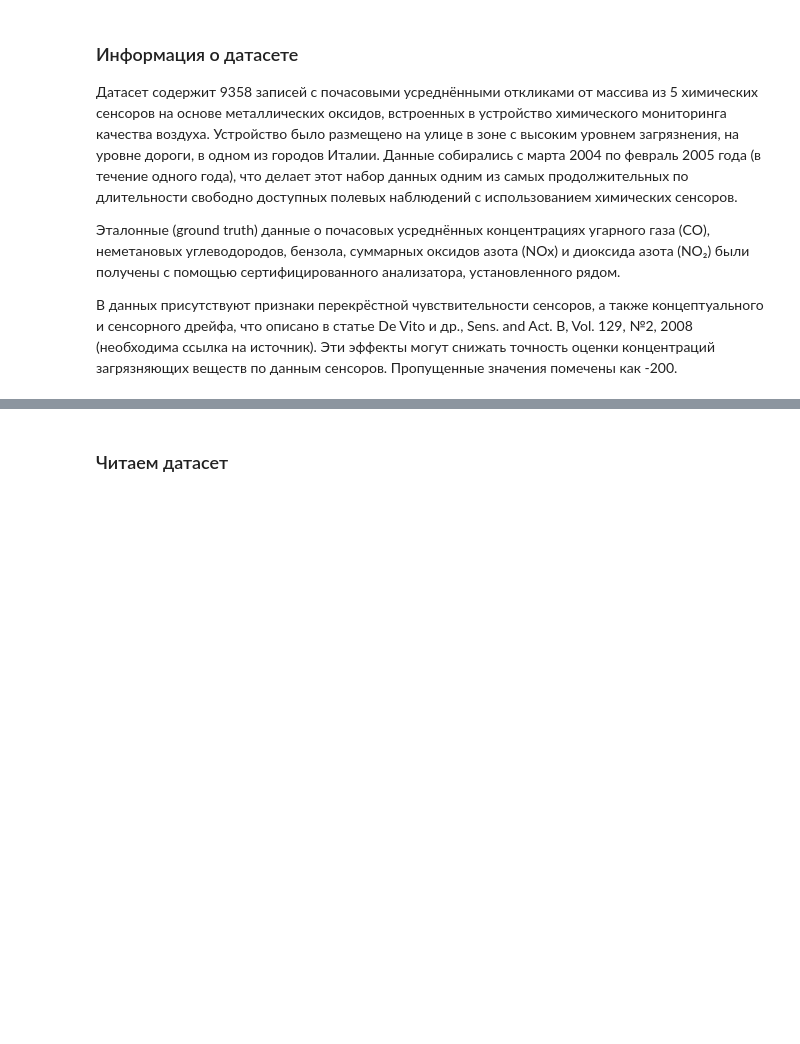
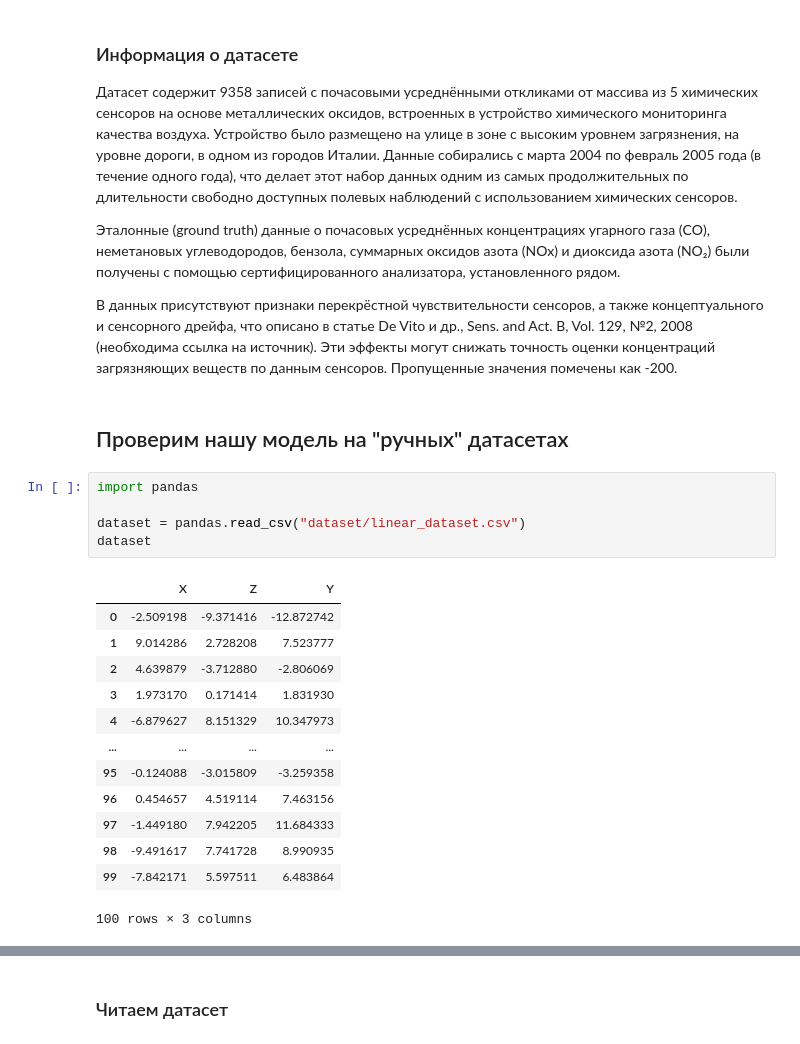
Before and after one commit to rgctlln/optimization_3, a Jupyter notebook: lab_report.ipynb, the cells around one changed output, grey strips where cells are left out. Cells and saved outputs as stored; diff of their text form; blank space fills up the shorter version.

```diff
--- a/lab_report.ipynb
+++ b/lab_report.ipynb
@@ -25,3 +25,24 @@
 Эталонные (ground truth) данные о почасовых усреднённых концентрациях угарного газа (CO), неметановых углеводородов, бензола, суммарных оксидов азота (NOx) и диоксида азота (NO₂) были получены с помощью сертифицированного анализатора, установленного рядом.
 
 В данных присутствуют признаки перекрёстной чувствительности сенсоров, а также концептуального и сенсорного дрейфа, что описано в статье De Vito и др., Sens. and Act. B, Vol. 129, №2, 2008 (необходима ссылка на источник). Эти эффекты могут снижать точность оценки концентраций загрязняющих веществ по данным сенсоров. Пропущенные значения помечены как -200.
+# %% [markdown]
+## Проверим нашу модель на "ручных" датасетах
+# %%
+import pandas
+
+dataset = pandas.read_csv("dataset/linear_dataset.csv")
+dataset
+# %% [output]
+|  | X | Z | Y |
+| 0 | -2.509198 | -9.371416 | -12.872742 |
+| 1 | 9.014286 | 2.728208 | 7.523777 |
+| 2 | 4.639879 | -3.712880 | -2.806069 |
+| 3 | 1.973170 | 0.171414 | 1.831930 |
+| 4 | -6.879627 | 8.151329 | 10.347973 |
+| ... | ... | ... | ... |
+| 95 | -0.124088 | -3.015809 | -3.259358 |
+| 96 | 0.454657 | 4.519114 | 7.463156 |
+| 97 | -1.449180 | 7.942205 | 11.684333 |
+| 98 | -9.491617 | 7.741728 | 8.990935 |
+| 99 | -7.842171 | 5.597511 | 6.483864 |
+100 rows × 3 columns
```
Also changed, not shown: parts of 11 cells of this notebook.
